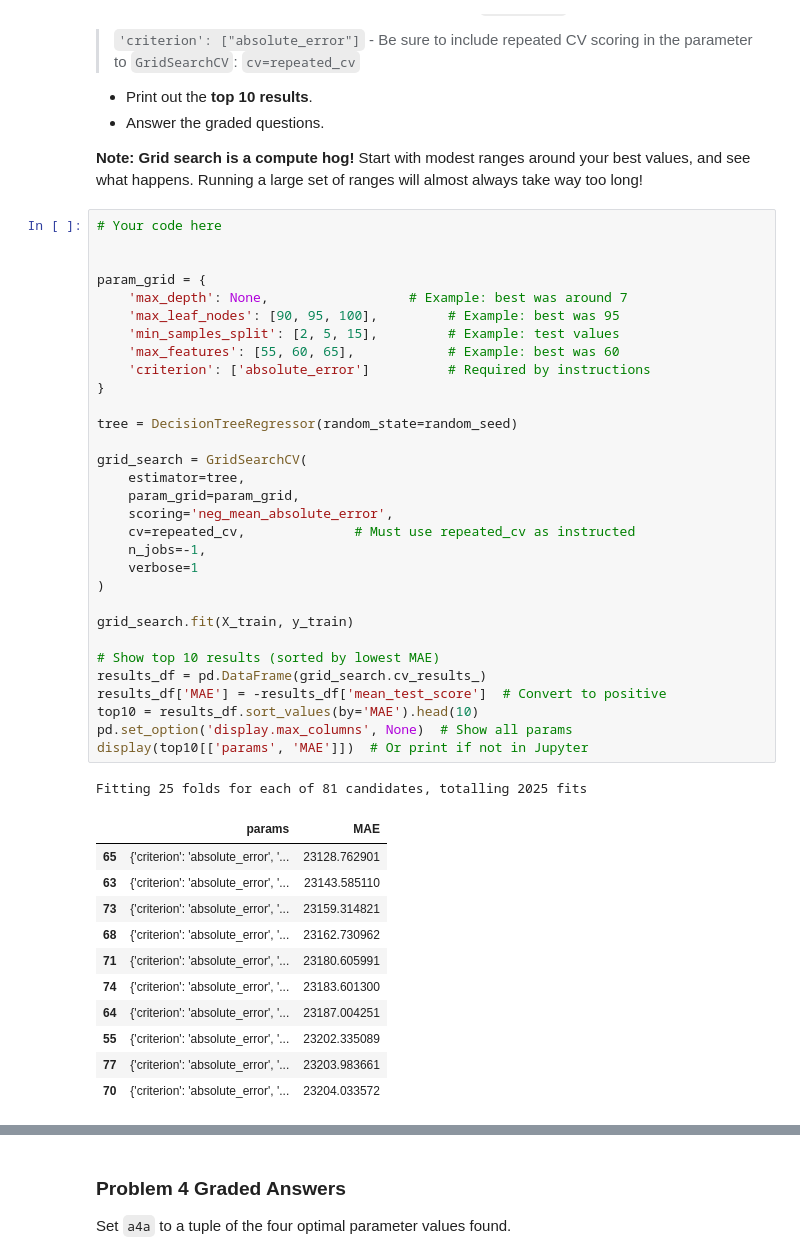
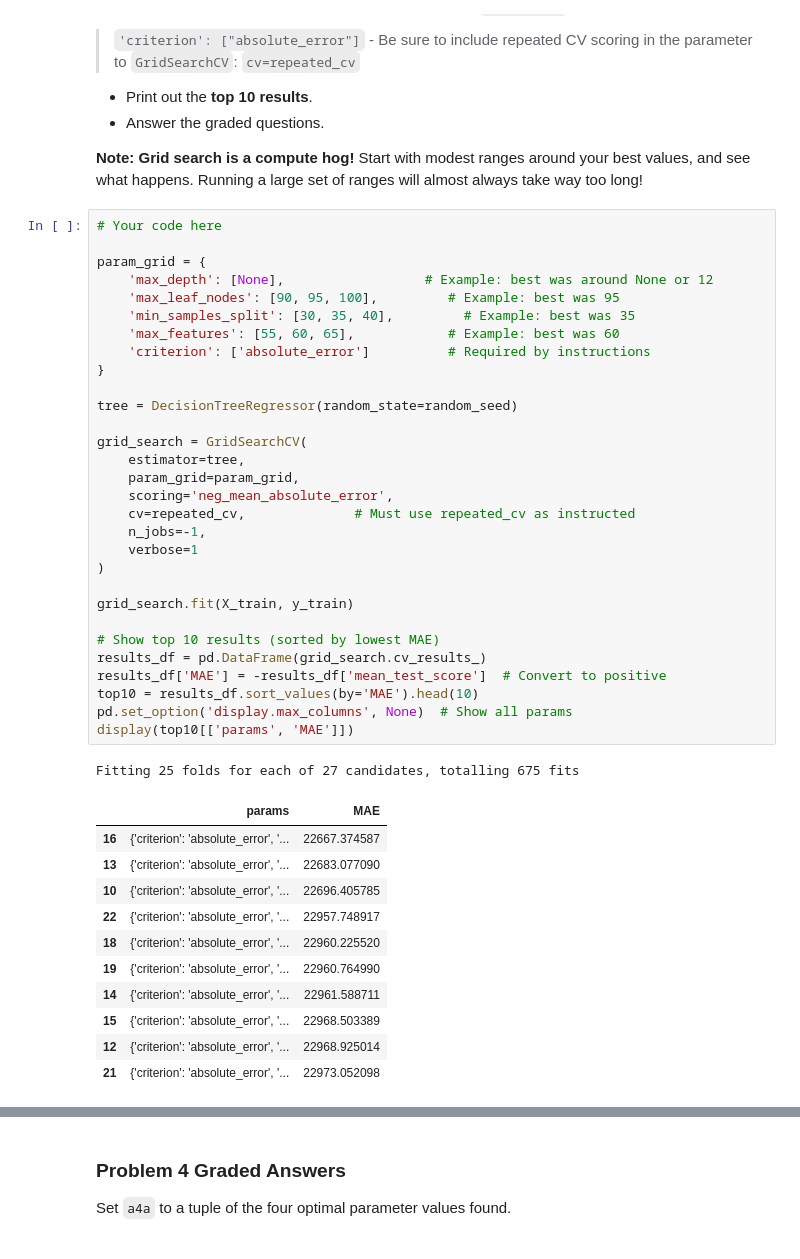
Before and after one commit to jydeleon/JazminRepo-603, a Jupyter notebook: Module-3-Assignments-main/Homework_06.ipynb, the cells around one changed output, grey strips where cells are left out. Saved outputs shown, nothing was run; the diff lists cells and outputs as text.

```diff
--- a/Module-3-Assignments-main/Homework_06.ipynb
+++ b/Module-3-Assignments-main/Homework_06.ipynb
@@ -702,44 +667,43 @@ Now that we have a solid understanding of how our parameters influence model per
 # %%
 # Your code here
 
-
 param_grid = {
-    'max_depth': None,                  # Example: best was around 7
+    'max_depth': [None],                  # Example: best was around None or 12
     'max_leaf_nodes': [90, 95, 100],         # Example: best was 95
-    'min_samples_split': [2, 5, 15],         # Example: test values
+    'min_samples_split': [30, 35, 40],         # Example: best was 35
     'max_features': [55, 60, 65],            # Example: best was 60
     'criterion': ['absolute_error']          # Required by instructions
 }
 
 tree = DecisionTreeRegressor(random_state=random_seed)
 
 grid_search = GridSearchCV(
     estimator=tree,
     param_grid=param_grid,
     scoring='neg_mean_absolute_error',
     cv=repeated_cv,              # Must use repeated_cv as instructed
     n_jobs=-1,
     verbose=1
 )
 
 grid_search.fit(X_train, y_train)
 
 # Show top 10 results (sorted by lowest MAE)
 results_df = pd.DataFrame(grid_search.cv_results_)
 results_df['MAE'] = -results_df['mean_test_score']  # Convert to positive
 top10 = results_df.sort_values(by='MAE').head(10)
 pd.set_option('display.max_columns', None)  # Show all params
-display(top10[['params', 'MAE']])  # Or print if not in Jupyter
+display(top10[['params', 'MAE']])
 # %% [output]
-Fitting 25 folds for each of 81 candidates, totalling 2025 fits
+Fitting 25 folds for each of 27 candidates, totalling 675 fits
 |  | params | MAE |
-| 65 | {'criterion': 'absolute_error', '... | 23128.762901 |
-| 63 | {'criterion': 'absolute_error', '... | 23143.585110 |
-| 73 | {'criterion': 'absolute_error', '... | 23159.314821 |
-| 68 | {'criterion': 'absolute_error', '... | 23162.730962 |
-| 71 | {'criterion': 'absolute_error', '... | 23180.605991 |
-| 74 | {'criterion': 'absolute_error', '... | 23183.601300 |
-| 64 | {'criterion': 'absolute_error', '... | 23187.004251 |
-| 55 | {'criterion': 'absolute_error', '... | 23202.335089 |
-| 77 | {'criterion': 'absolute_error', '... | 23203.983661 |
-| 70 | {'criterion': 'absolute_error', '... | 23204.033572 |
+| 16 | {'criterion': 'absolute_error', '... | 22667.374587 |
+| 13 | {'criterion': 'absolute_error', '... | 22683.077090 |
+| 10 | {'criterion': 'absolute_error', '... | 22696.405785 |
+| 22 | {'criterion': 'absolute_error', '... | 22957.748917 |
+| 18 | {'criterion': 'absolute_error', '... | 22960.225520 |
+| 19 | {'criterion': 'absolute_error', '... | 22960.764990 |
+| 14 | {'criterion': 'absolute_error', '... | 22961.588711 |
+| 15 | {'criterion': 'absolute_error', '... | 22968.503389 |
+| 12 | {'criterion': 'absolute_error', '... | 22968.925014 |
+| 21 | {'criterion': 'absolute_error', '... | 22973.052098 |
```
Also changed, not shown: parts of 30 cells of this notebook.
